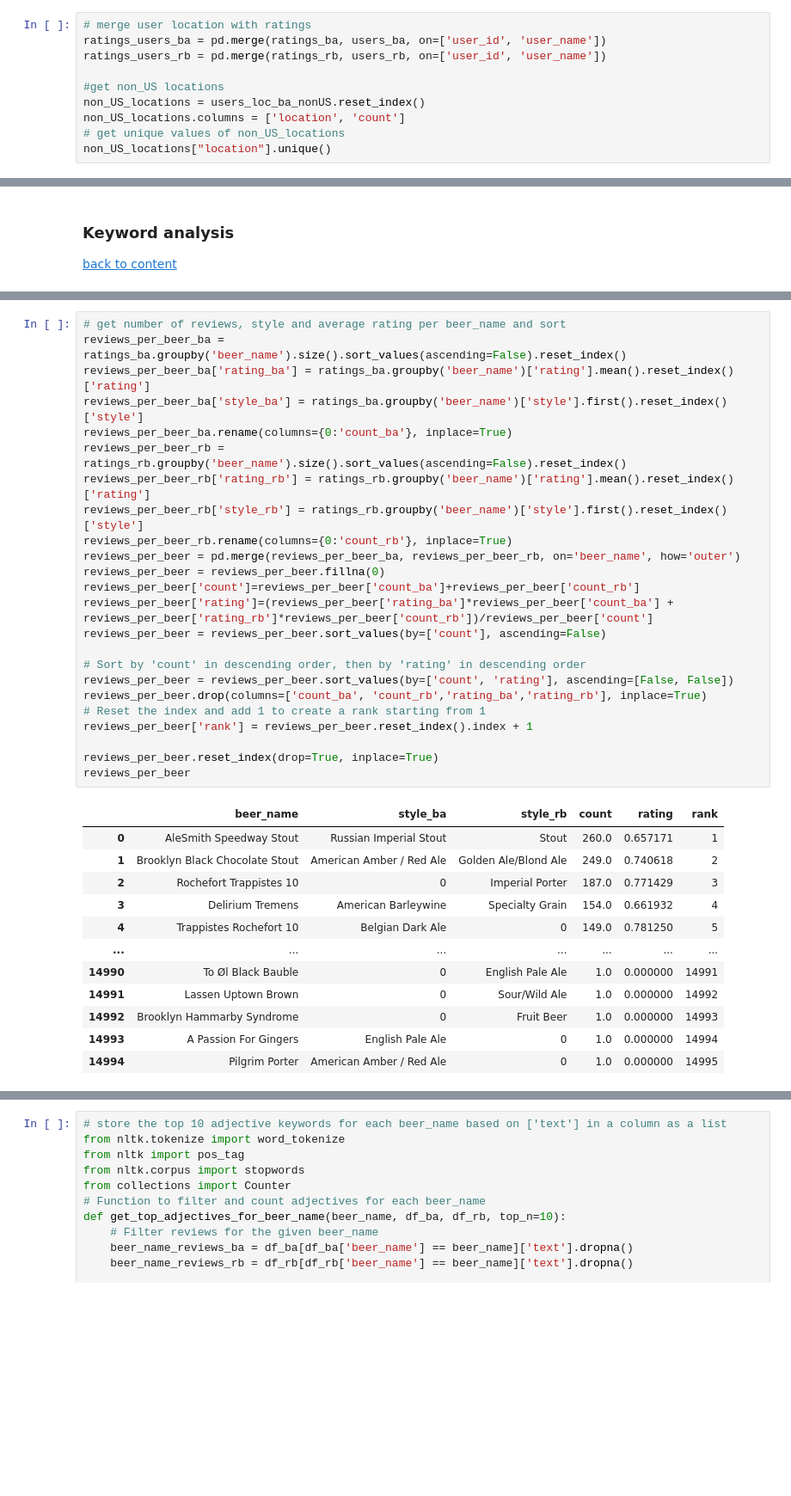
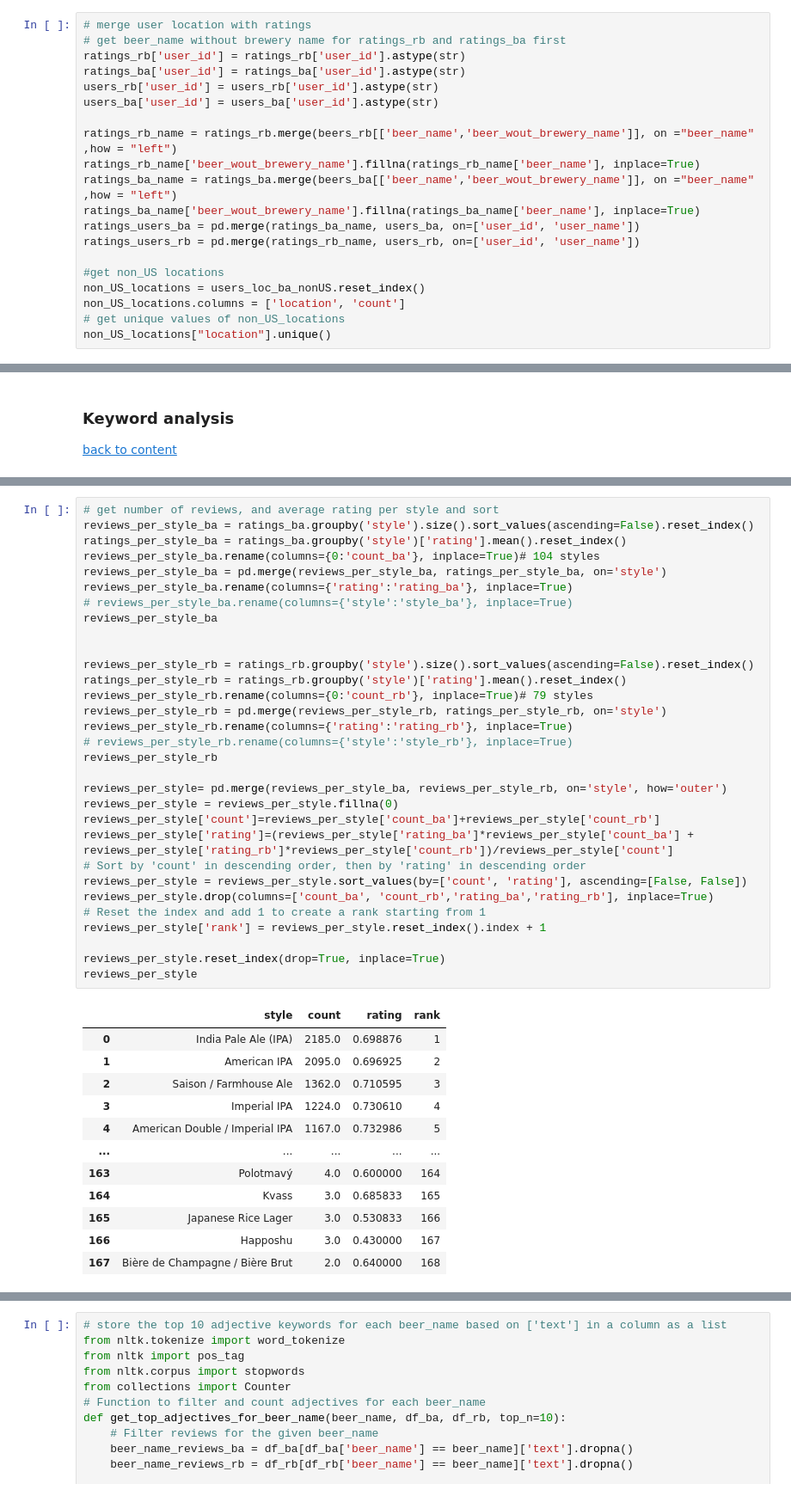
Before and after one commit to epfl-ada/ada-2023-project-badanalysist, a Jupyter notebook: preprocessing.ipynb, the cells around one changed output, grey strips where cells are left out. Shown at 86% size. Cells and saved outputs as stored; diff of their text form; blank space fills up the shorter version.

```diff
--- a/preprocessing.ipynb
+++ b/preprocessing.ipynb
@@ -904,8 +909,18 @@ We find that the cross term $NameSentiments_{i,j} \times NameLanguages_i$ is sig
 Based on previous analysis of features in Users, we recognize that most of the users are from the US. Here we catergorize other user locations into broader regions.
 # %%
 # merge user location with ratings
-ratings_users_ba = pd.merge(ratings_ba, users_ba, on=['user_id', 'user_name'])
-ratings_users_rb = pd.merge(ratings_rb, users_rb, on=['user_id', 'user_name'])
+# get beer_name without brewery name for ratings_rb and ratings_ba first
+ratings_rb['user_id'] = ratings_rb['user_id'].astype(str)
+ratings_ba['user_id'] = ratings_ba['user_id'].astype(str)
+users_rb['user_id'] = users_rb['user_id'].astype(str)
+users_ba['user_id'] = users_ba['user_id'].astype(str)
+
+ratings_rb_name = ratings_rb.merge(beers_rb[['beer_name','beer_wout_brewery_name']], on ="beer_name" ,how = "left")
+ratings_rb_name['beer_wout_brewery_name'].fillna(ratings_rb_name['beer_name'], inplace=True)
+ratings_ba_name = ratings_ba.merge(beers_ba[['beer_name','beer_wout_brewery_name']], on ="beer_name" ,how = "left")
+ratings_ba_name['beer_wout_brewery_name'].fillna(ratings_ba_name['beer_name'], inplace=True)
+ratings_users_ba = pd.merge(ratings_ba_name, users_ba, on=['user_id', 'user_name'])
+ratings_users_rb = pd.merge(ratings_rb_name, users_rb, on=['user_id', 'user_name'])
 
 #get non_US locations
 non_US_locations = users_loc_ba_nonUS.reset_index()
@@ -1100,37 +1256,44 @@ go to https://htmlpreview.github.io/?https://github.com/epfl-ada/ada-2023-projec
 # %%
-# get number of reviews, style and average rating per beer_name and sort
-reviews_per_beer_ba = ratings_ba.groupby('beer_name').size().sort_values(ascending=False).reset_index()
-reviews_per_beer_ba['rating_ba'] = ratings_ba.groupby('beer_name')['rating'].mean().reset_index()['rating']
-reviews_per_beer_ba['style_ba'] = ratings_ba.groupby('beer_name')['style'].first().reset_index()['style']
-reviews_per_beer_ba.rename(columns={0:'count_ba'}, inplace=True)
-reviews_per_beer_rb = ratings_rb.groupby('beer_name').size().sort_values(ascending=False).reset_index()
-reviews_per_beer_rb['rating_rb'] = ratings_rb.groupby('beer_name')['rating'].mean().reset_index()['rating']
-reviews_per_beer_rb['style_rb'] = ratings_rb.groupby('beer_name')['style'].first().reset_index()['style']
-reviews_per_beer_rb.rename(columns={0:'count_rb'}, inplace=True)
-reviews_per_beer = pd.merge(reviews_per_beer_ba, reviews_per_beer_rb, on='beer_name', how='outer')
-reviews_per_beer = reviews_per_beer.fillna(0)
-reviews_per_beer['count']=reviews_per_beer['count_ba']+reviews_per_beer['count_rb']
-reviews_per_beer['rating']=(reviews_per_beer['rating_ba']*reviews_per_beer['count_ba'] + reviews_per_beer['rating_rb']*reviews_per_beer['count_rb'])/reviews_per_beer['count']
-reviews_per_beer = reviews_per_beer.sort_values(by=['count'], ascending=False)
+# get number of reviews, and average rating per style and sort
+reviews_per_style_ba = ratings_ba.groupby('style').size().sort_values(ascending=False).reset_index()
+ratings_per_style_ba = ratings_ba.groupby('style')['rating'].mean().reset_index()
+reviews_per_style_ba.rename(columns={0:'count_ba'}, inplace=True)# 104 styles
+reviews_per_style_ba = pd.merge(reviews_per_style_ba, ratings_per_style_ba, on='style')
+reviews_per_style_ba.rename(columns={'rating':'rating_ba'}, inplace=True)
+# reviews_per_style_ba.rename(columns={'style':'style_ba'}, inplace=True)
+reviews_per_style_ba
 
+
+reviews_per_style_rb = ratings_rb.groupby('style').size().sort_values(ascending=False).reset_index()
+ratings_per_style_rb = ratings_rb.groupby('style')['rating'].mean().reset_index()
+reviews_per_style_rb.rename(columns={0:'count_rb'}, inplace=True)# 79 styles
+reviews_per_style_rb = pd.merge(reviews_per_style_rb, ratings_per_style_rb, on='style')
+reviews_per_style_rb.rename(columns={'rating':'rating_rb'}, inplace=True)
+# reviews_per_style_rb.rename(columns={'style':'style_rb'}, inplace=True)
+reviews_per_style_rb
+
+reviews_per_style= pd.merge(reviews_per_style_ba, reviews_per_style_rb, on='style', how='outer')
+reviews_per_style = reviews_per_style.fillna(0)
+reviews_per_style['count']=reviews_per_style['count_ba']+reviews_per_style['count_rb']
+reviews_per_style['rating']=(reviews_per_style['rating_ba']*reviews_per_style['count_ba'] + reviews_per_style['rating_rb']*reviews_per_style['count_rb'])/reviews_per_style['count']
 # Sort by 'count' in descending order, then by 'rating' in descending order
-reviews_per_beer = reviews_per_beer.sort_values(by=['count', 'rating'], ascending=[False, False])
-reviews_per_beer.drop(columns=['count_ba', 'count_rb','rating_ba','rating_rb'], inplace=True)
+reviews_per_style = reviews_per_style.sort_values(by=['count', 'rating'], ascending=[False, False])
+reviews_per_style.drop(columns=['count_ba', 'count_rb','rating_ba','rating_rb'], inplace=True)
 # Reset the index and add 1 to create a rank starting from 1
-reviews_per_beer['rank'] = reviews_per_beer.reset_index().index + 1
+reviews_per_style['rank'] = reviews_per_style.reset_index().index + 1
 
-reviews_per_beer.reset_index(drop=True, inplace=True)
-reviews_per_beer
+reviews_per_style.reset_index(drop=True, inplace=True)
+reviews_per_style
 # %% [output]
-|  | beer_name | style_ba | style_rb | count | rating | rank |
-| 0 | AleSmith Speedway Stout | Russian Imperial Stout | Stout | 260.0 | 0.657171 | 1 |
-| 1 | Brooklyn Black Chocolate Stout | American Amber / Red Ale | Golden Ale/Blond Ale | 249.0 | 0.740618 | 2 |
-| 2 | Rochefort Trappistes 10 | 0 | Imperial Porter | 187.0 | 0.771429 | 3 |
-| 3 | Delirium Tremens | American Barleywine | Specialty Grain | 154.0 | 0.661932 | 4 |
-| 4 | Trappistes Rochefort 10 | Belgian Dark Ale | 0 | 149.0 | 0.781250 | 5 |
-| ... | ... | ... | ... | ... | ... | ... |
-| 14990 | To Øl Black Bauble | 0 | English Pale Ale | 1.0 | 0.000000 | 14991 |
-| 14991 | Lassen Uptown Brown | 0 | Sour/Wild Ale | 1.0 | 0.000000 | 14992 |
-| 14992 | Brooklyn Hammarby Syndrome | 0 | Fruit Beer | 1.0 | 0.000000 | 14993 |
-| 14993 | A Passion For Gingers | English Pale Ale | 0 | 1.0 | 0.000000 | 14994 |
-| 14994 | Pilgrim Porter | American Amber / Red Ale | 0 | 1.0 | 0.000000 | 14995 |
+|  | style | count | rating | rank |
+| 0 | India Pale Ale (IPA) | 2185.0 | 0.698876 | 1 |
+| 1 | American IPA | 2095.0 | 0.696925 | 2 |
+| 2 | Saison / Farmhouse Ale | 1362.0 | 0.710595 | 3 |
+| 3 | Imperial IPA | 1224.0 | 0.730610 | 4 |
+| 4 | American Double / Imperial IPA | 1167.0 | 0.732986 | 5 |
+| ... | ... | ... | ... | ... |
+| 163 | Polotmavý | 4.0 | 0.600000 | 164 |
+| 164 | Kvass | 3.0 | 0.685833 | 165 |
+| 165 | Japanese Rice Lager | 3.0 | 0.530833 | 166 |
+| 166 | Happoshu | 3.0 | 0.430000 | 167 |
+| 167 | Bière de Champagne / Bière Brut | 2.0 | 0.640000 | 168 |
```
Also changed, not shown: parts of 7 cells of this notebook, 2 other files.
